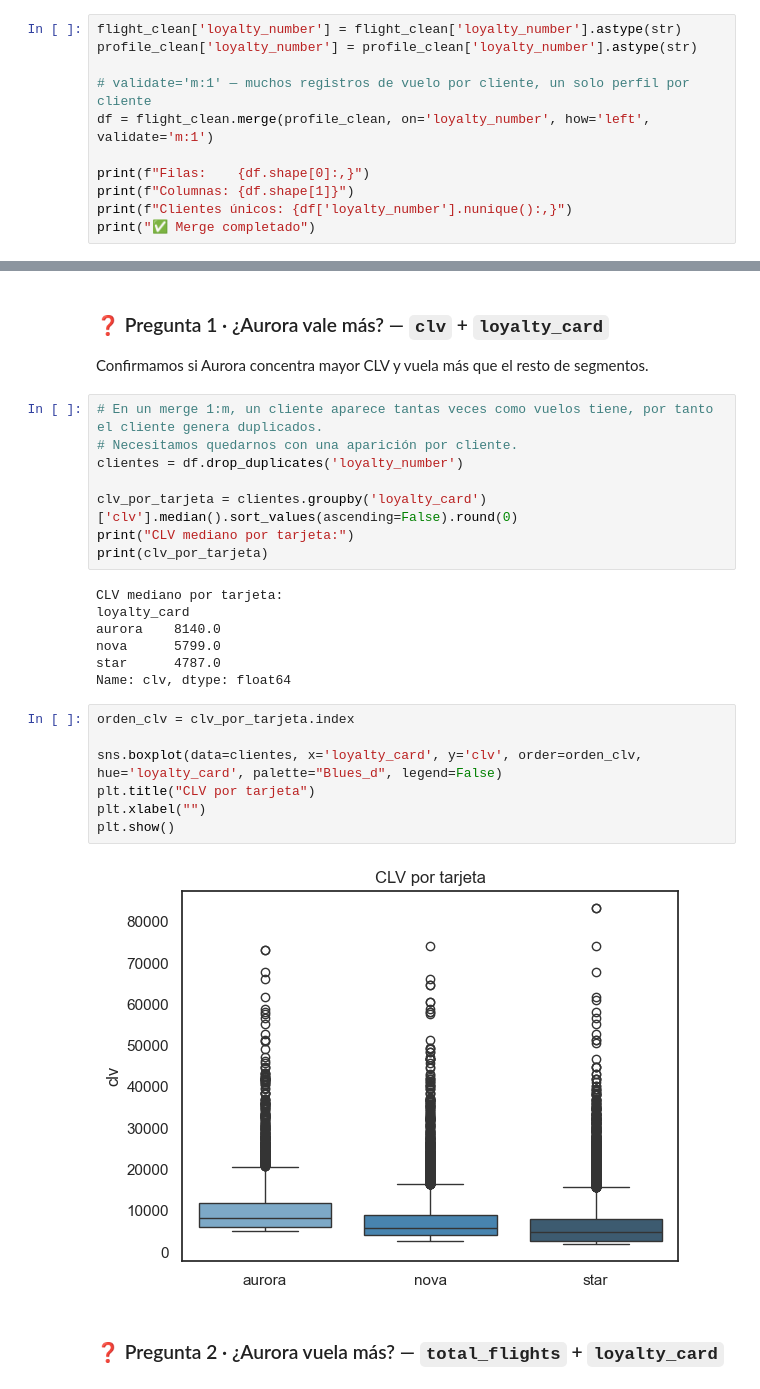
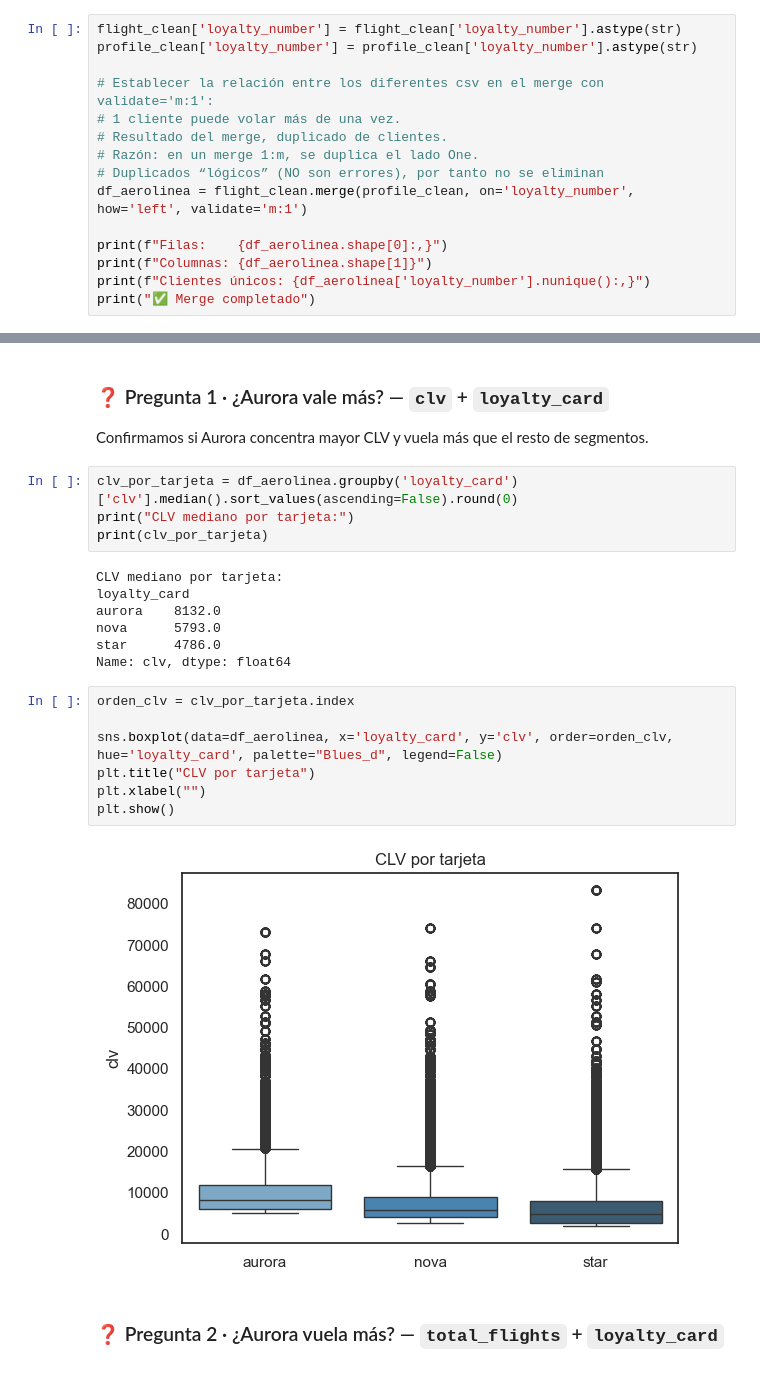
Before and after one commit to eaguilothio/aerolinea_fidelizacion_python, a Jupyter notebook: aerolinea_archivo.ipynb, the cells around one changed output, grey strips where cells are left out. Saved outputs shown, nothing was run; the diff lists cells and outputs as text.

```diff
--- a/aerolinea_archivo.ipynb
+++ b/aerolinea_archivo.ipynb
@@ -451,12 +451,16 @@ Usamos **LEFT JOIN** — conservamos toda la actividad de vuelo y añadimos el p
 flight_clean['loyalty_number'] = flight_clean['loyalty_number'].astype(str)
 profile_clean['loyalty_number'] = profile_clean['loyalty_number'].astype(str)
 
-# validate='m:1' — muchos registros de vuelo por cliente, un solo perfil por cliente
-df = flight_clean.merge(profile_clean, on='loyalty_number', how='left', validate='m:1')
+# Establecer la relación entre los diferentes csv en el merge con validate='m:1':
+# 1 cliente puede volar más de una vez.
+# Resultado del merge, duplicado de clientes.
+# Razón: en un merge 1:m, se duplica el lado One.
+# Duplicados “lógicos” (NO son errores), por tanto no se eliminan
+df_aerolinea = flight_clean.merge(profile_clean, on='loyalty_number', how='left', validate='m:1')
 
-print(f"Filas:    {df.shape[0]:,}")
-print(f"Columnas: {df.shape[1]}")
-print(f"Clientes únicos: {df['loyalty_number'].nunique():,}")
+print(f"Filas:    {df_aerolinea.shape[0]:,}")
+print(f"Columnas: {df_aerolinea.shape[1]}")
+print(f"Clientes únicos: {df_aerolinea['loyalty_number'].nunique():,}")
 print("✅ Merge completado")
 # %% [output]
 Filas:    403,760
@@ -478,29 +482,25 @@ df_aerolinea.csv guardado
 
 Confirmamos si Aurora concentra mayor CLV y vuela más que el resto de segmentos.
 # %%
-# En un merge 1:m, un cliente aparece tantas veces como vuelos tiene, por tanto el cliente genera duplicados.
-# Necesitamos quedarnos con una aparición por cliente.
-clientes = df.drop_duplicates('loyalty_number')
-
-clv_por_tarjeta = clientes.groupby('loyalty_card')['clv'].median().sort_values(ascending=False).round(0)
+clv_por_tarjeta = df_aerolinea.groupby('loyalty_card')['clv'].median().sort_values(ascending=False).round(0)
 print("CLV mediano por tarjeta:")
 print(clv_por_tarjeta)
 # %% [output]
 CLV mediano por tarjeta:
 loyalty_card
-aurora    8140.0
-nova      5799.0
-star      4787.0
+aurora    8132.0
+nova      5793.0
+star      4786.0
 Name: clv, dtype: float64
 # %%
 orden_clv = clv_por_tarjeta.index
 
-sns.boxplot(data=clientes, x='loyalty_card', y='clv', order=orden_clv, hue='loyalty_card', palette="Blues_d", legend=False)
+sns.boxplot(data=df_aerolinea, x='loyalty_card', y='clv', order=orden_clv, hue='loyalty_card', palette="Blues_d", legend=False)
 plt.title("CLV por tarjeta")
 plt.xlabel("")
 plt.show()
 # %% [output]
-[figure, old version]
+[figure, new version]
 # %% [markdown]
 ### ❓ Pregunta 2 · ¿Aurora vuela más? — `total_flights` + `loyalty_card`
 # %%
```
Also changed, not shown: parts of 4 cells of this notebook, 1 other file.
